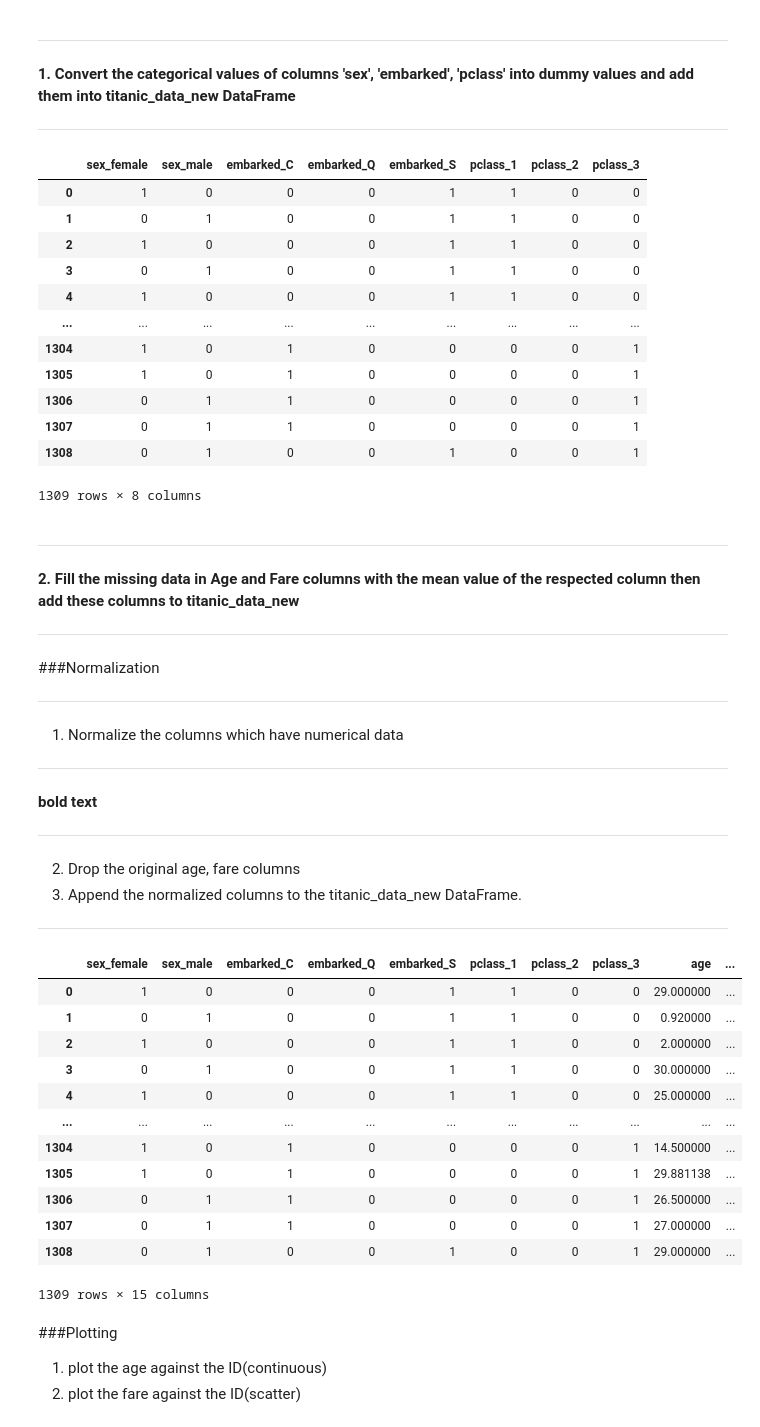
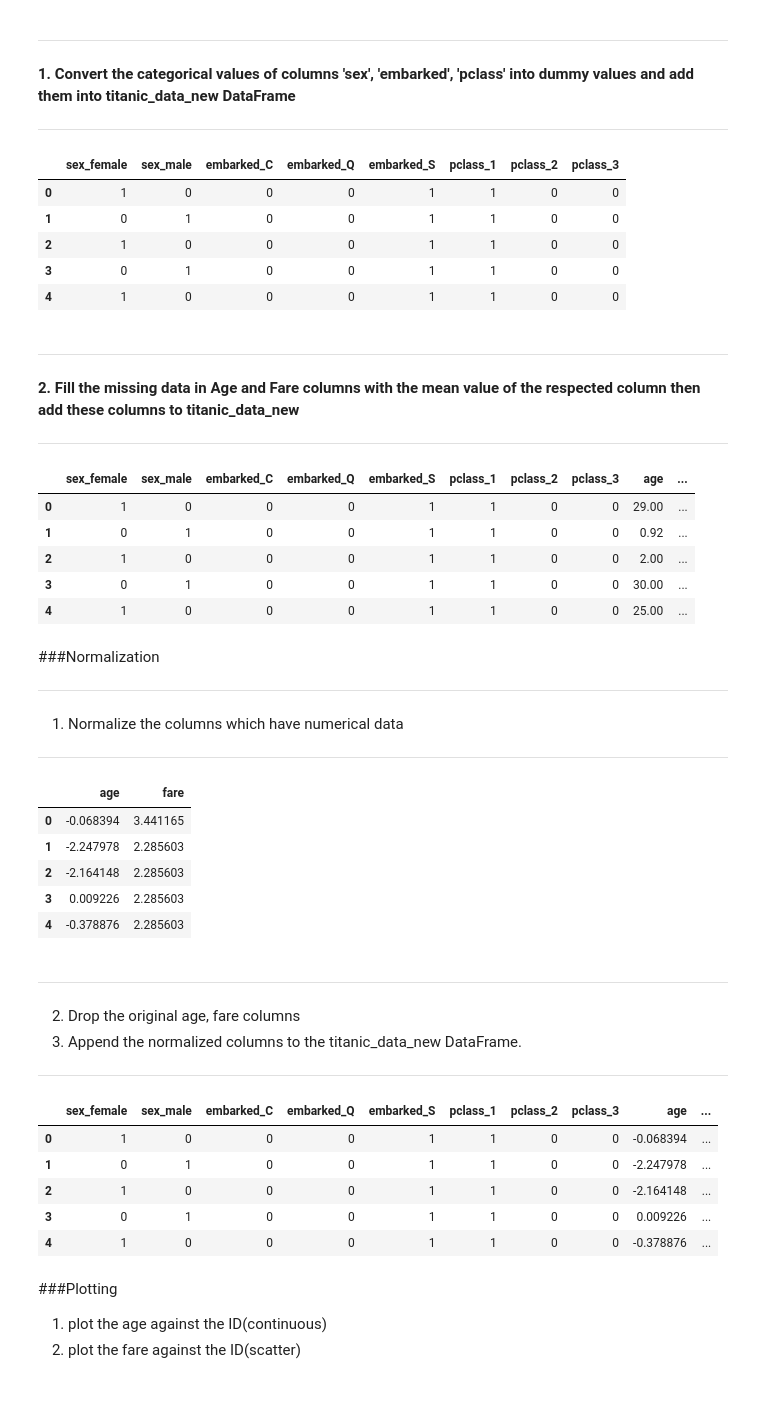
Before and after one commit to aveshag/SHALA2020, a Jupyter notebook: Assignment_1_DS.ipynb, the cells around one changed output. Drawn from its saved outputs; the diff is of its cells as text; code cells hidden in the pictures; blank space fills up the shorter version.

```diff
--- a/Assignment_1_DS.ipynb
+++ b/Assignment_1_DS.ipynb
@@ -263,8 +263,8 @@ Read the data and display the first 5 rows
 
 file_url = "http://biostat.mc.vanderbilt.edu/wiki/pub/Main/DataSets/titanic3.csv"
 
-df = pd.read_csv(file_url)
-df.head()
+titanic = pd.read_csv(file_url)
+titanic.head(5)
 # %% [output]
 |  | pclass | survived | name | sex | age | sibsp | parch | ticket | fare | cabin | embarked | ... |
 | 0 | 1 | 1 | Allen, Miss. Elisabeth Walton | female | 29.00 | 0 | 0 | 24160 | 211.3375 | B5 | S | ... |
@@ -287,8 +287,8 @@ df.head()
 
 ---
 # %%
-titanic_data_new = pd.get_dummies(df[['sex','embarked','pclass']], columns =['sex','embarked','pclass'])
-titanic_data_new
+titanic_data_new = pd.get_dummies(titanic[['sex','embarked','pclass']], columns =['sex','embarked','pclass'])
+titanic_data_new.head()
 # %% [output]
 |  | sex_female | sex_male | embarked_C | embarked_Q | embarked_S | pclass_1 | pclass_2 | pclass_3 |
 | 0 | 1 | 0 | 0 | 0 | 1 | 1 | 0 | 0 |
@@ -296,13 +296,6 @@ titanic_data_new
 | 2 | 1 | 0 | 0 | 0 | 1 | 1 | 0 | 0 |
 | 3 | 0 | 1 | 0 | 0 | 1 | 1 | 0 | 0 |
 | 4 | 1 | 0 | 0 | 0 | 1 | 1 | 0 | 0 |
-| ... | ... | ... | ... | ... | ... | ... | ... | ... |
-| 1304 | 1 | 0 | 1 | 0 | 0 | 0 | 0 | 1 |
-| 1305 | 1 | 0 | 1 | 0 | 0 | 0 | 0 | 1 |
-| 1306 | 0 | 1 | 1 | 0 | 0 | 0 | 0 | 1 |
-| 1307 | 0 | 1 | 1 | 0 | 0 | 0 | 0 | 1 |
-| 1308 | 0 | 1 | 0 | 0 | 1 | 0 | 0 | 1 |
-1309 rows × 8 columns
 # %% [markdown]
 
 
@@ -314,10 +307,18 @@ titanic_data_new
 
 ---
 # %%
-titanic_data_new[["age","fare"]] = df[['age','fare']].fillna(df.mean())
+titanic_data_new[["age","fare"]] = titanic[['age','fare']].fillna(titanic[['age','fare']].mean())
+titanic_data_new.head()
 
-# titanic_data_new['age'] = df["age"].replace(np.nan, df["age"].mean())
-# titanic_data_new['fare'] = df["fare"].replace(np.nan, df["fare"].mean())
+# titanic_data_new['age'] = titanic["age"].replace(np.nan, titanic["age"].mean())
+# titanic_data_new['fare'] = titanic["fare"].replace(np.nan, titanic["fare"].mean())
+# %% [output]
+|  | sex_female | sex_male | embarked_C | embarked_Q | embarked_S | pclass_1 | pclass_2 | pclass_3 | age | ... |
+| 0 | 1 | 0 | 0 | 0 | 1 | 1 | 0 | 0 | 29.00 | ... |
+| 1 | 0 | 1 | 0 | 0 | 1 | 1 | 0 | 0 | 0.92 | ... |
+| 2 | 1 | 0 | 0 | 0 | 1 | 1 | 0 | 0 | 2.00 | ... |
+| 3 | 0 | 1 | 0 | 0 | 1 | 1 | 0 | 0 | 30.00 | ... |
+| 4 | 1 | 0 | 0 | 0 | 1 | 1 | 0 | 0 | 25.00 | ... |
 # %% [markdown]
 ###Normalization
 
@@ -338,5 +335,20 @@ normalized_df = (df_numeric - df_numeric.min())/(df_numeric.max()-df_numeric.min
+# %%
+# used to select numeric data but it also select numerical categorial data
+# titanic_numeric = titanic.select_dtypes(include = np.number)
+
+titanic_numeric = titanic_data_new[['age','fare']]
+
+normalized_titanic = (titanic_numeric - titanic_numeric.mean())/titanic_numeric.std()
+normalized_titanic.head()
+# %% [output]
+|  | age | fare |
+| 0 | -0.068394 | 3.441165 |
+| 1 | -2.247978 | 2.285603 |
+| 2 | -2.164148 | 2.285603 |
+| 3 | 0.009226 | 2.285603 |
+| 4 | -0.378876 | 2.285603 |
 # %% [markdown]
-**bold text**
+
 
 ---
 2. Drop the original age, fare columns
@@ -346,23 +358,17 @@ normalized_df = (df_numeric - df_numeric.min())/(df_numeric.max()-df_numeric.min
 
 ---
 # %%
-dropped_df = normalized_df.drop(columns=['age', 'fare'])
-titanic_data_new = pd.concat([titanic_data_new, dropped_df], axis=1)
-titanic_data_new
+titanic_data_new  = titanic_data_new.drop(columns=['age', 'fare'])
+
+titanic_data_new = pd.concat([titanic_data_new, normalized_titanic], axis=1)
+titanic_data_new.head()
 # %% [output]
 |  | sex_female | sex_male | embarked_C | embarked_Q | embarked_S | pclass_1 | pclass_2 | pclass_3 | age | ... |
-| 0 | 1 | 0 | 0 | 0 | 1 | 1 | 0 | 0 | 29.000000 | ... |
-| 1 | 0 | 1 | 0 | 0 | 1 | 1 | 0 | 0 | 0.920000 | ... |
-| 2 | 1 | 0 | 0 | 0 | 1 | 1 | 0 | 0 | 2.000000 | ... |
-| 3 | 0 | 1 | 0 | 0 | 1 | 1 | 0 | 0 | 30.000000 | ... |
-| 4 | 1 | 0 | 0 | 0 | 1 | 1 | 0 | 0 | 25.000000 | ... |
-| ... | ... | ... | ... | ... | ... | ... | ... | ... | ... | ... |
-| 1304 | 1 | 0 | 1 | 0 | 0 | 0 | 0 | 1 | 14.500000 | ... |
-| 1305 | 1 | 0 | 1 | 0 | 0 | 0 | 0 | 1 | 29.881138 | ... |
-| 1306 | 0 | 1 | 1 | 0 | 0 | 0 | 0 | 1 | 26.500000 | ... |
-| 1307 | 0 | 1 | 1 | 0 | 0 | 0 | 0 | 1 | 27.000000 | ... |
-| 1308 | 0 | 1 | 0 | 0 | 1 | 0 | 0 | 1 | 29.000000 | ... |
+| 0 | 1 | 0 | 0 | 0 | 1 | 1 | 0 | 0 | -0.068394 | ... |
+| 1 | 0 | 1 | 0 | 0 | 1 | 1 | 0 | 0 | -2.247978 | ... |
+| 2 | 1 | 0 | 0 | 0 | 1 | 1 | 0 | 0 | -2.164148 | ... |
+| 3 | 0 | 1 | 0 | 0 | 1 | 1 | 0 | 0 | 0.009226 | ... |
+| 4 | 1 | 0 | 0 | 0 | 1 | 1 | 0 | 0 | -0.378876 | ... |
-1309 rows × 15 columns
 # %% [markdown]
 ###Plotting
 1. plot the age against the ID(continuous)
```
Also changed, not shown: parts of 7 cells of this notebook.
